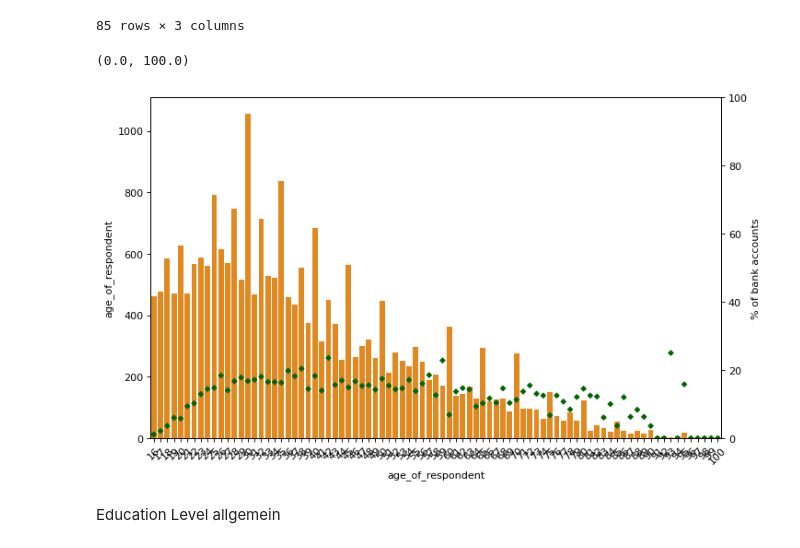
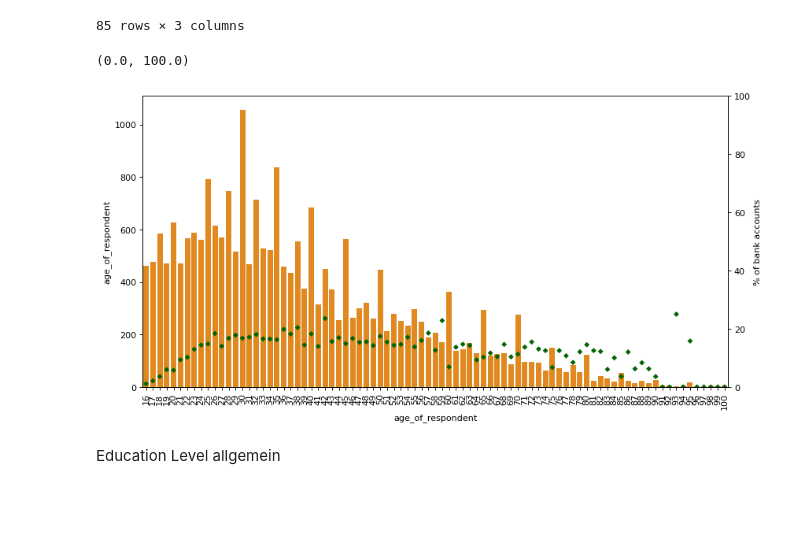
Before and after one commit to M4R1T4/ML_proj_Feb_2024, a Jupyter notebook: 01_Data_and_EDA.ipynb, the cells around one changed output. Drawn from its saved outputs; the diff is of its cells as text; code cells hidden in the pictures; blank space fills up the shorter version.

```diff
--- a/01_Data_and_EDA.ipynb
+++ b/01_Data_and_EDA.ipynb
@@ -24,8 +24,10 @@ import matplotlib.pyplot as plt
 from sklearn.model_selection import train_test_split
 from sklearn.metrics import accuracy_score
 # %%
-plot_colors = ['#076B00','#F3E400','#8368CC','#A52A2A','#6699CC','#CC6F02','#8368CC','#A52A2A']
+plot_colors = ['#6699CC','#A52A2A','#F3E400','#076B00','#8368CC','#CC6F02']
+#plot_colors = ['#076B00','#F3E400','#8368CC','#A52A2A','#6699CC','#CC6F02','#8368CC','#A52A2A']
 #plot_colors = ['#076B00','#F3E400', '#8368CC',  '#CC6F02', '#6699CC'] # green, purple, blue, orange, yellow
+
 sns.set_palette(plot_colors)
 # %% [markdown]
 ### 1. Load the dataset
@@ -591,29 +593,29 @@ age_join
 # %%
 import matplotlib.ticker as ticker
 
-fig = plt.figure(figsize=(10, 6), dpi=80)
+fig = plt.figure(figsize=(12, 6), dpi=80)
 ax1 = sns.barplot(data = age_join,
              x = age_join.index,
              y = age_join.iloc[:,0],
              color='darkorange')
-ax1.set_xticklabels(ax1.get_xticklabels(), rotation = 45)
+ax1.set_xticklabels(ax1.get_xticklabels(), rotation = 90)
 #ax1.set_xticks(np.arange(15, 101, 5))
 #ax1.xaxis.set_major_locator(ticker.MultipleLocator(5))
 #ax1.xaxis.set_major_formatter(ticker.ScalarFormatter())
 #ax1.set_xticks()
 ax2 = ax1.twinx()
 sns.pointplot(data = age_join,
              x = age_join.index,
              y = 'account_rate',
              markers= 'D',
              scale= 0.5,
              linestyles= '',
              color='darkgreen')
 ax2.set_ylabel('% of bank accounts')
 ax2.set_ylim(0, 100)
 # %% [output]
 (0.0, 100.0)
-[figure, old version]
+[figure, new version]
 # %% [markdown]
 Education Level allgemein
 # %%
```
Also changed, not shown: parts of 23 cells of this notebook.
